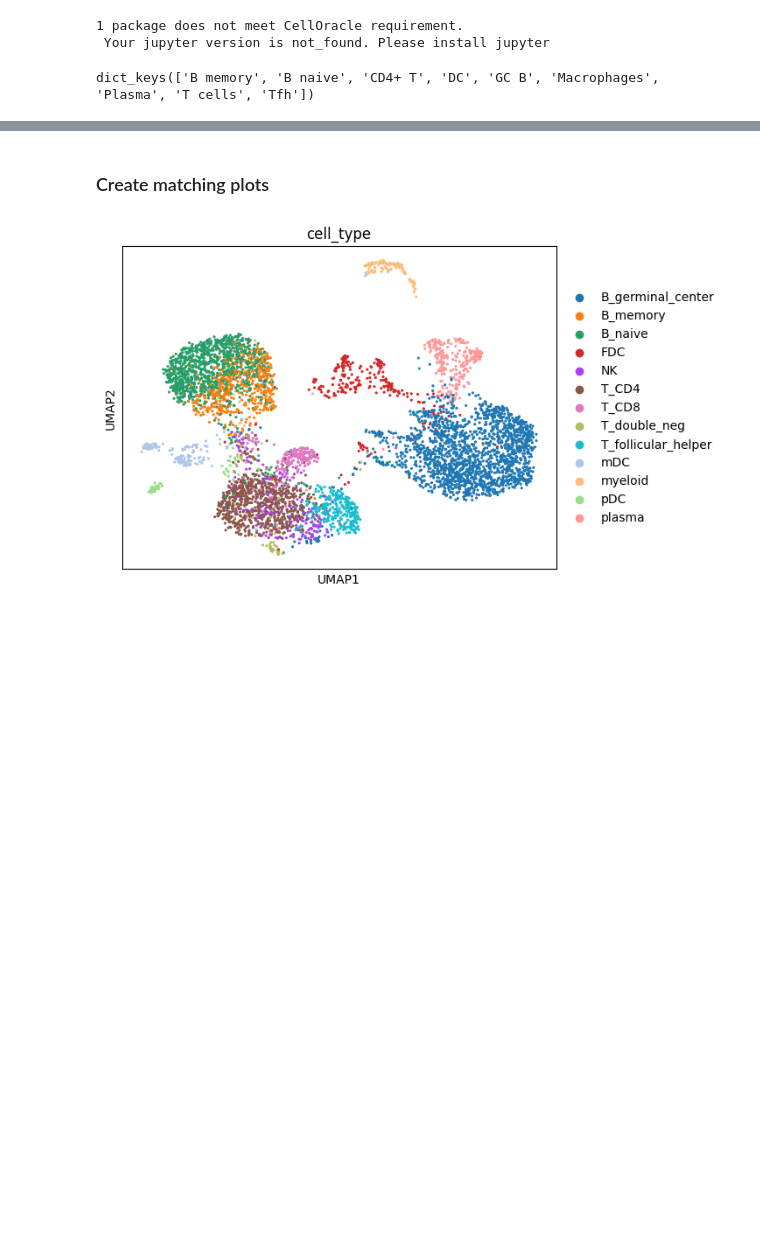
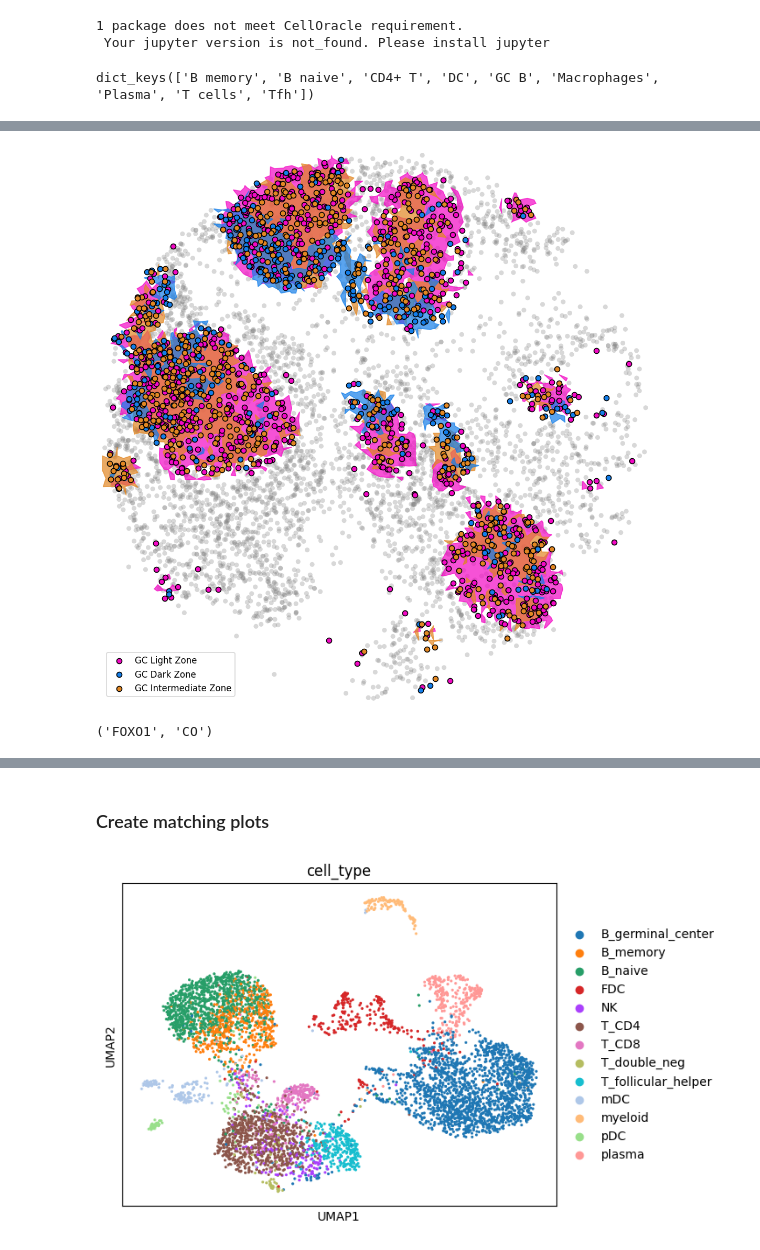
Before and after one commit to jishnu-lab/SpaceTravLR, a Jupyter notebook: notebooks/human_tonsil/07_compare_CO.ipynb, the cells around one changed output, grey strips where cells are left out. Cells and saved outputs as stored; diff of their text form; code cells hidden in the pictures; blank space fills up the shorter version.

```diff
--- a/notebooks/human_tonsil/07_compare_CO.ipynb
+++ b/notebooks/human_tonsil/07_compare_CO.ipynb
@@ -107,0 +169,5 @@ import matplotlib.pyplot as plt
+# %%
+try:
+    chart.adata.obs.drop(['transition'], axis=1, inplace=True)
+except:
+    pass
@@ -107,0 +187,70 @@ import matplotlib.pyplot as plt
+# %%
+adata.obs['x'] = adata.obsm['spatial'][:, 0]
+adata.obs['y'] = adata.obsm['spatial'][:, 1]
+# %%
+ct_points_wt, ct_points_ko = chart.make_celltype_dict(annot='banksy_celltypes')
+# %%
+alpha_shape_0 = alphashape.alphashape(ct_points_ko['GC Intermediate Zone'], alpha=0.05)
+alpha_shape_1 = alphashape.alphashape(ct_points_ko['GC Dark Zone'], alpha=0.05)
+alpha_shape_2 = alphashape.alphashape(ct_points_ko['GC Light Zone'], alpha=0.05)
+# %%
+fig, ax = plt.subplots(figsize=(20, 9), dpi=120)
+
+scatter = sns.scatterplot(
+    data = adata.obs,
+    x='x', y='y',
+    color='grey',
+    s=30,
+    alpha=0.3,
+    edgecolor='none',
+    ax=ax,
+)
+
+zone_alpha = 0.7
+area_thresh = 150
+
+for cluster, alpha_shape in zip(['GC Light Zone', 'GC Intermediate Zone', 'GC Dark Zone'],
+                                [alpha_shape_2, alpha_shape_0, alpha_shape_1]):
+    try:
+        for geom in alpha_shape.geoms:
+            if geom.area > area_thresh:
+                ax.fill(
+                    geom.exterior.xy[0],
+                    geom.exterior.xy[1],
+                    color=color_dict[str(cluster)], alpha=zone_alpha)
+    except:
+        geom = alpha_shape
+        ax.fill(
+            geom.exterior.xy[0],
+            geom.exterior.xy[1],
+            color=color_dict[str(cluster)], alpha=zone_alpha
+        )
+
+for ct in chart.adata.obs['transition'].unique():
+    ax.scatter(
+        chart.adata[chart.adata.obs['transition'] == ct].obsm['spatial'][:, 0],
+        chart.adata[chart.adata.obs['transition'] == ct].obsm['spatial'][:, 1],
+        c=color_dict[ct], alpha=1, edgecolor='black', linewidth=1,
+        label=ct
+    )
+
+handles, labels = ax.get_legend_handles_labels()
+ax.legend(handles, labels)
+
+ax.set_frame_on(False)
+ax.set_xticks([])
+ax.set_yticks([])
+ax.set_xlabel('')
+ax.set_ylabel('')
+ax.set_aspect('equal')
+ax.set_xlim(adata.obs.x.min() - 10, adata.obs.x.max() + 10)
+ax.set_ylim(adata.obs.y.min() - 10, adata.obs.y.max() + 10)
+plt.tight_layout()
+
+plt.savefig(f'figures/human_tonsil_{goi}KO_postKO_{method}.svg', format='svg', bbox_inches='tight', transparent=True)
+# %% [output]
+[figure, added]
+# %%
+goi, method
+# %% [output]
+('FOXO1', 'CO')
```
Also changed, not shown: parts of 22 cells of this notebook, 9 other files.
